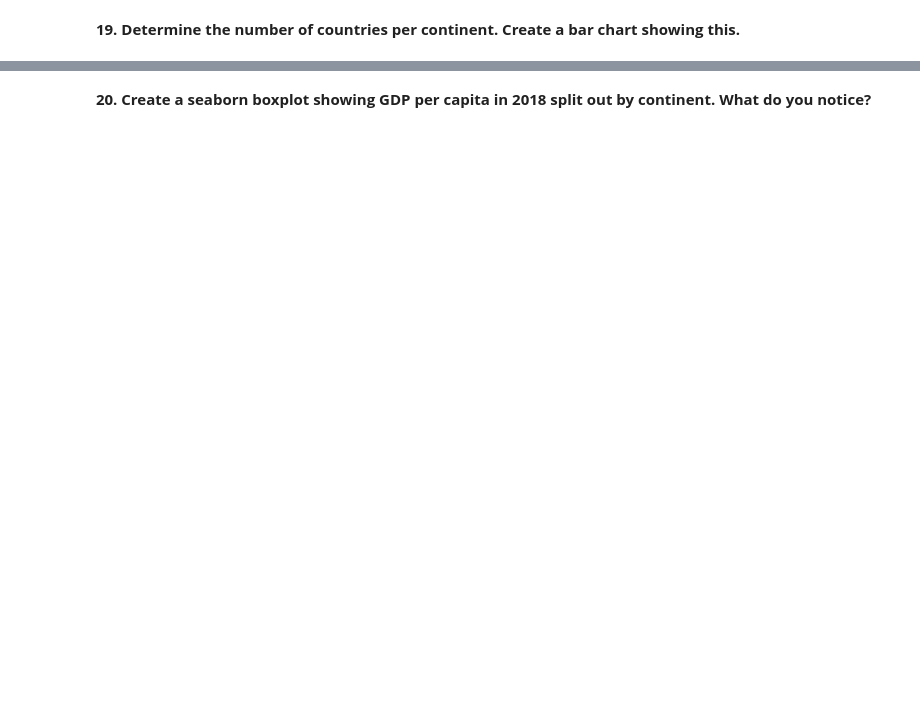
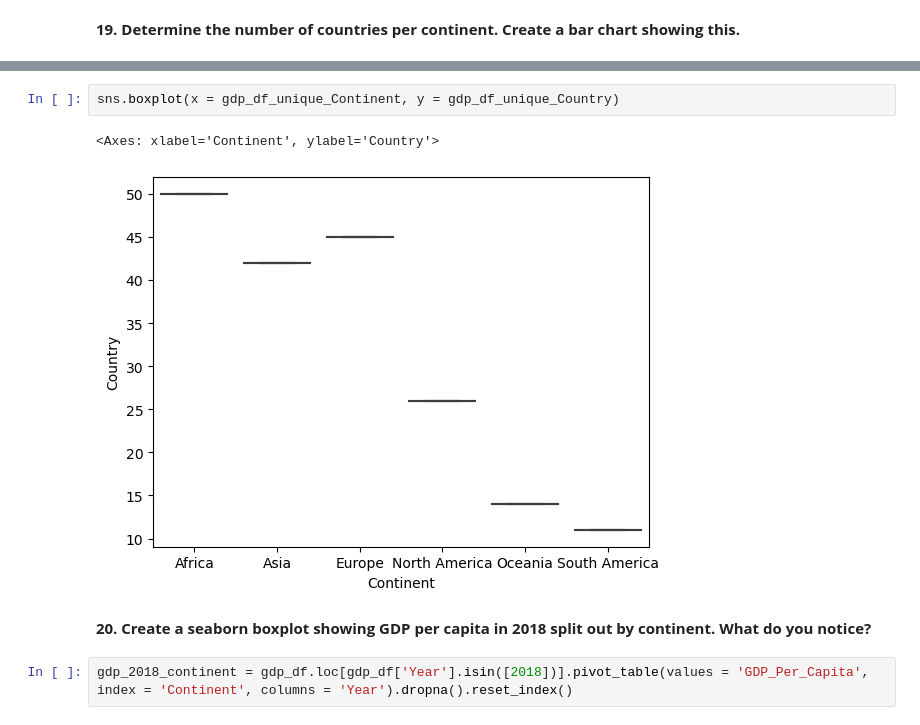
Before and after one commit to KagonDeans/un-exploration-KagonDeans, a Jupyter notebook: notebooks/UN_Data_Exploration.ipynb, the cells around one changed output, grey strips where cells are left out. Saved outputs shown, nothing was run; the diff lists cells and outputs as text; blank space fills up the shorter version.

```diff
--- a/notebooks/UN_Data_Exploration.ipynb
+++ b/notebooks/UN_Data_Exploration.ipynb
@@ -614,2 +568,9 @@ plt.bar(gdp_continent, gdp_country)
+# %%
+sns.boxplot(x = gdp_df_unique_Continent, y = gdp_df_unique_Country)
+# %% [output]
+<Axes: xlabel='Continent', ylabel='Country'>
+[figure, added]
 # %% [markdown]
 **20. Create a seaborn boxplot showing GDP per capita in 2018 split out by continent. What do you notice?**
+# %%
+gdp_2018_continent = gdp_df.loc[gdp_df['Year'].isin([2018])].pivot_table(values = 'GDP_Per_Capita', index = 'Continent', columns = 'Year').dropna().reset_index()
```
Also changed, not shown: parts of 71 cells of this notebook.
